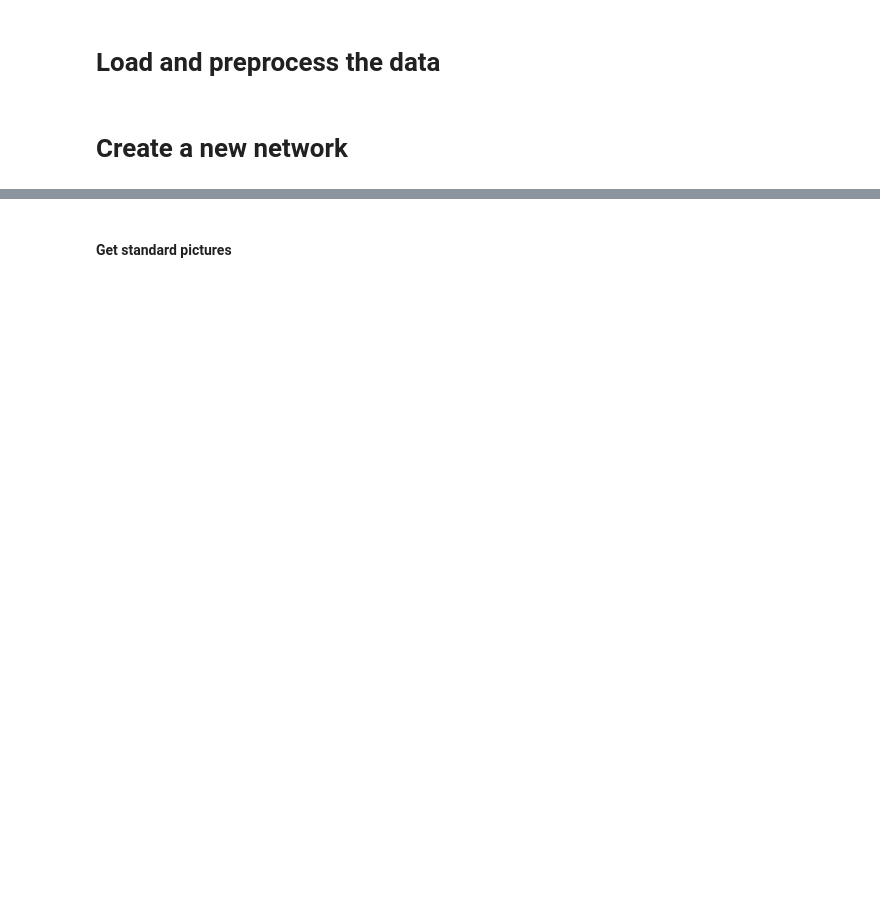
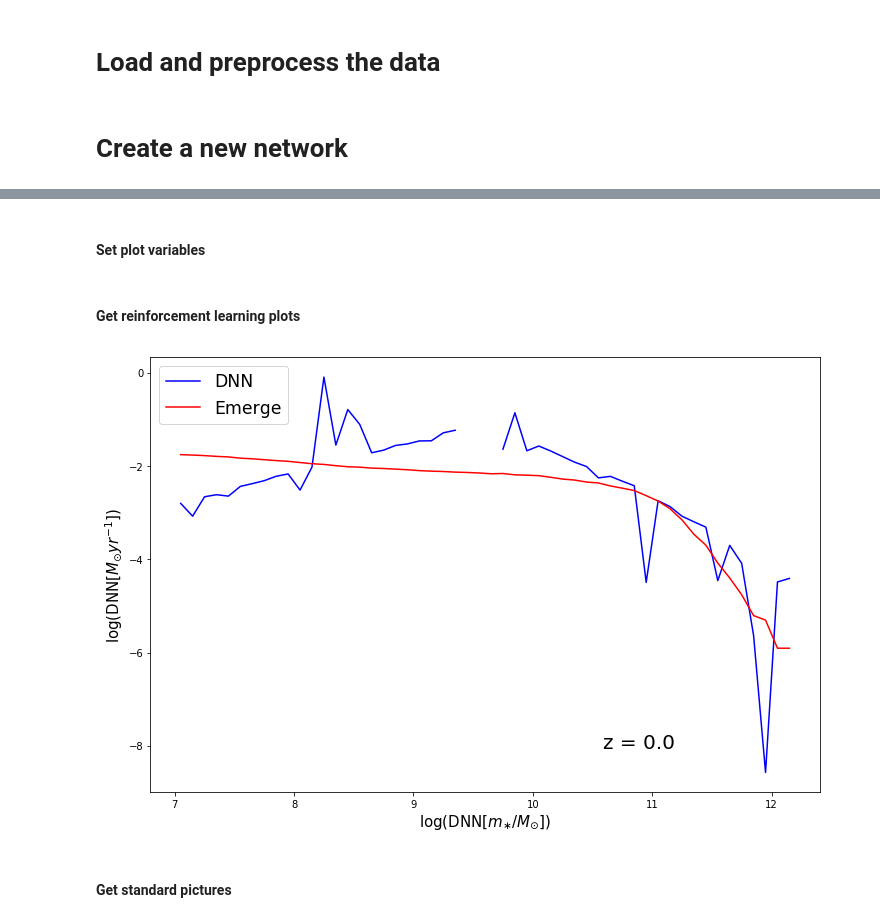
Before and after one commit to magnus-lindstrom/masters-project-galaxy-formation, a Jupyter notebook: code/pso_code/pso_general_purpose_notebook.ipynb, the cells around one changed output, grey strips where cells are left out. Saved outputs shown, nothing was run; the diff lists cells and outputs as text; code cells hidden in the pictures; blank space fills up the shorter version.

Commit message:
implemented the ssfr statistic loss function in normal pso and a way to plot it

```diff
--- a/code/pso_code/pso_general_purpose_notebook.ipynb
+++ b/code/pso_code/pso_general_purpose_notebook.ipynb
@@ -121,3 +126,34 @@ training_data_dict['unique_redshifts']
 print('Time elapsed with CPUs (train size {:d}): {:.0f}s'.format(train_size, (end-start)))
 # %%
 print('Time elapsed with GPUs (train size {:d}): {:.0f}s'.format(train_size, (end-start)))
+# %% [markdown]
+#### Set plot variables
+# %%
+### Standard plots
+
+mode = 'test' # 'train', 'val, 'test'
+best_weights = 'val' # 'train', 'val'
+
+network.pso_swarm.set_best_weights(best_weights)
+# norm_score = network.pso_swarm.evaluate_model(mode)
+# tot_score = norm_score
+test_score = network.pso_swarm.evaluate_model(mode)
+model = network.model
+# output_dict = {
+#     'Stellar_mass': training_data_dict['input_'+mode+'_dict']['main_input'][:, 0]#,
+# #    'SFR': training_data_dict['input_'+mode+'_dict']['main_input'][:, 1]
+# }
+# weights_dict = {
+#     'Stellar_mass': training_data_dict[mode+'_weights'][:, 0]#,
+# #    'SFR': training_data_dict[mode+'_weights'][:, 1]
+# }
+
+# tot_score = norm_score
+predicted_points = predict_points(model, training_data_dict, mode = mode, original_units=False)
+title = 'Inputs: {}\n{:.1e} train points, {} mse: {:.3e}'.format(', '.join(input_features), train_size, mode, test_score)
+# %% [markdown]
+#### Get reinforcement learning plots
+# %%
+fig73 = get_ssfr_plot(model, training_data_dict, unit_dict, galaxies=None, title=None, data_type='test')
+# %% [output]
+[figure, added]
```
Also changed, not shown: parts of 8 cells of this notebook, 3 other files.
